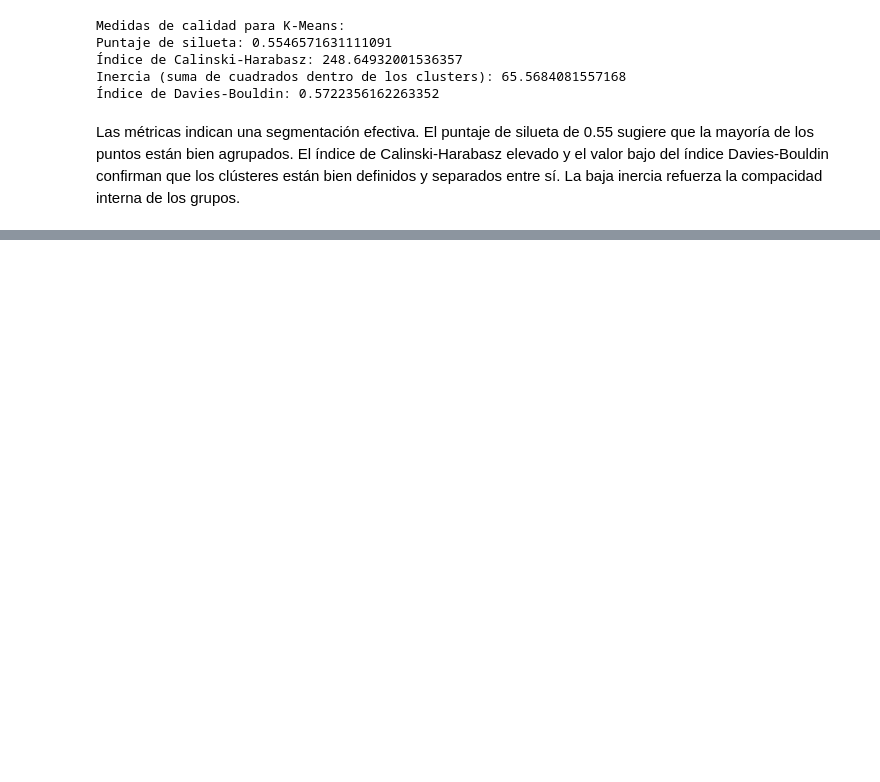
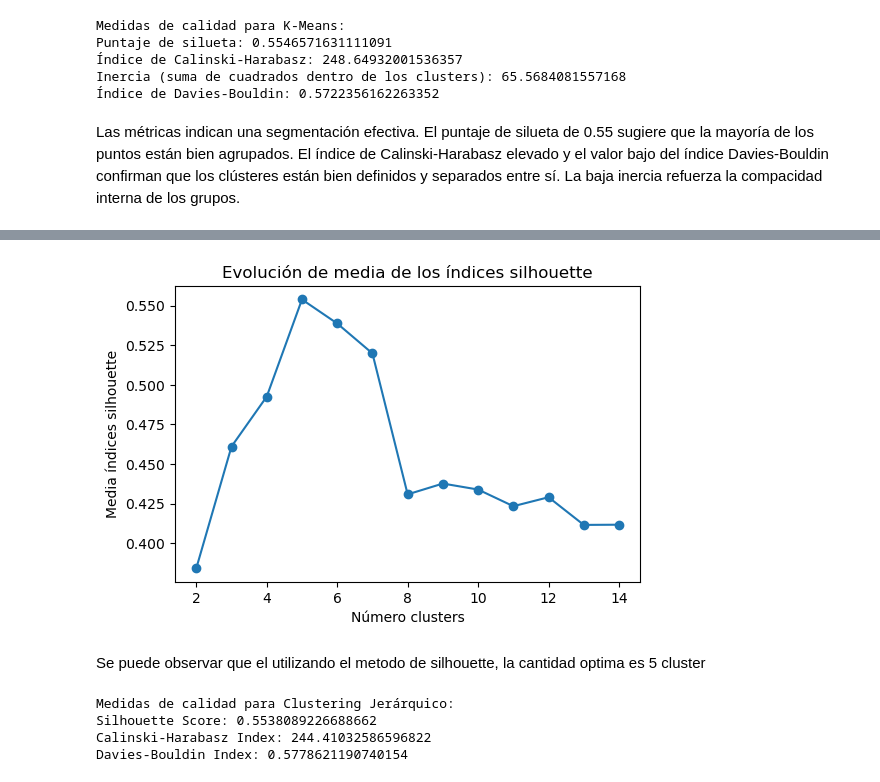
Before and after one commit to sartocol87/clustering, a Jupyter notebook: k-nime y HC_fase4.ipynb, the cells around one changed output, grey strips where cells are left out. Cells and saved outputs as stored; diff of their text form; code cells hidden in the pictures; blank space fills up the shorter version.

```diff
--- a/k-nime y HC_fase4.ipynb
+++ b/k-nime y HC_fase4.ipynb
@@ -136,0 +152,34 @@ Las métricas indican una segmentación efectiva. El puntaje de silueta de 0.55
+# %%
+# Método silhouette para identificar el número óptimo de clusters
+# ==============================================================================
+range_n_clusters = range(2, 15)
+valores_medios_silhouette = []
+for n_clusters in range_n_clusters:
+    modelo = AgglomerativeClustering(
+
+                    linkage    = 'ward',
+                    n_clusters = n_clusters
+             )
+    cluster_labels = modelo.fit_predict(X_scaled)
+    silhouette_avg = silhouette_score(X_scaled, cluster_labels)
+    valores_medios_silhouette.append(silhouette_avg)
+fig, ax = plt.subplots(1, 1, figsize=(6, 3.84))
+ax.plot(range_n_clusters, valores_medios_silhouette, marker='o')
+ax.set_title("Evolución de media de los índices silhouette")
+ax.set_xlabel('Número clusters')
+ax.set_ylabel('Media índices silhouette');
+# %% [output]
+[figure, added]
+# %% [markdown]
+Se puede observar que el utilizando el metodo de silhouette, la cantidad optima es 5 cluster
+# %%
+ # Calcular medidas de calidad para Clustering Jerárquico
+print("\nMedidas de calidad para Clustering Jerárquico:")
+print("Silhouette Score:", silhouette_score(X_scaled, y_hc))
+print("Calinski-Harabasz Index:", calinski_harabasz_score(X_scaled, y_hc))
+print("Davies-Bouldin Index:", davies_bouldin_score(X_scaled, y_hc))
+# %% [output]
+Medidas de calidad para Clustering Jerárquico:
+Silhouette Score: 0.5538089226688662
+Calinski-Harabasz Index: 244.41032586596822
+Davies-Bouldin Index: 0.5778621190740154
```
Also changed, not shown: parts of 9 cells of this notebook.
